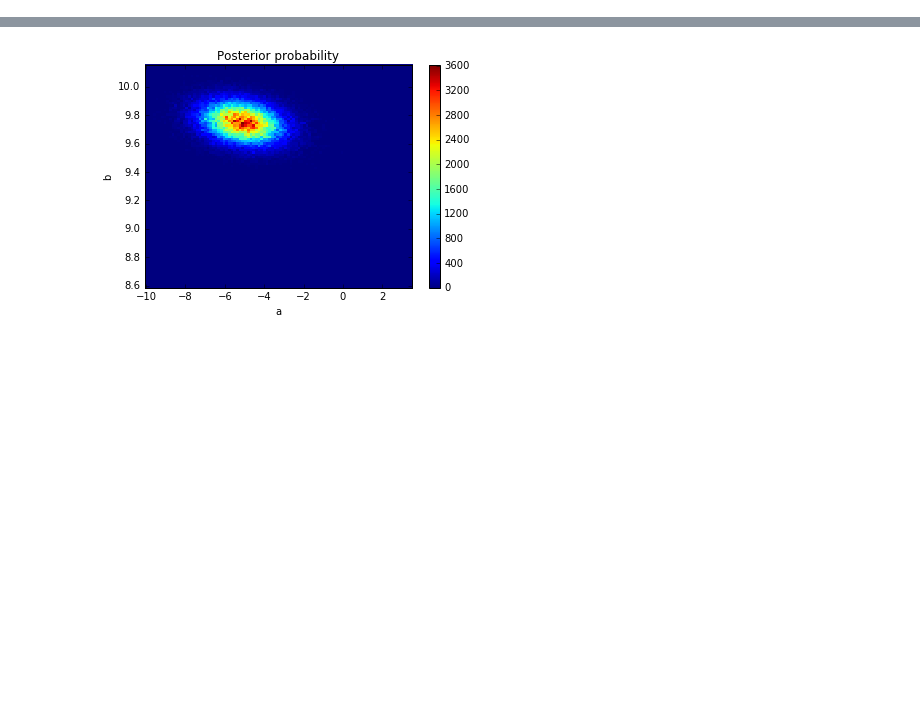
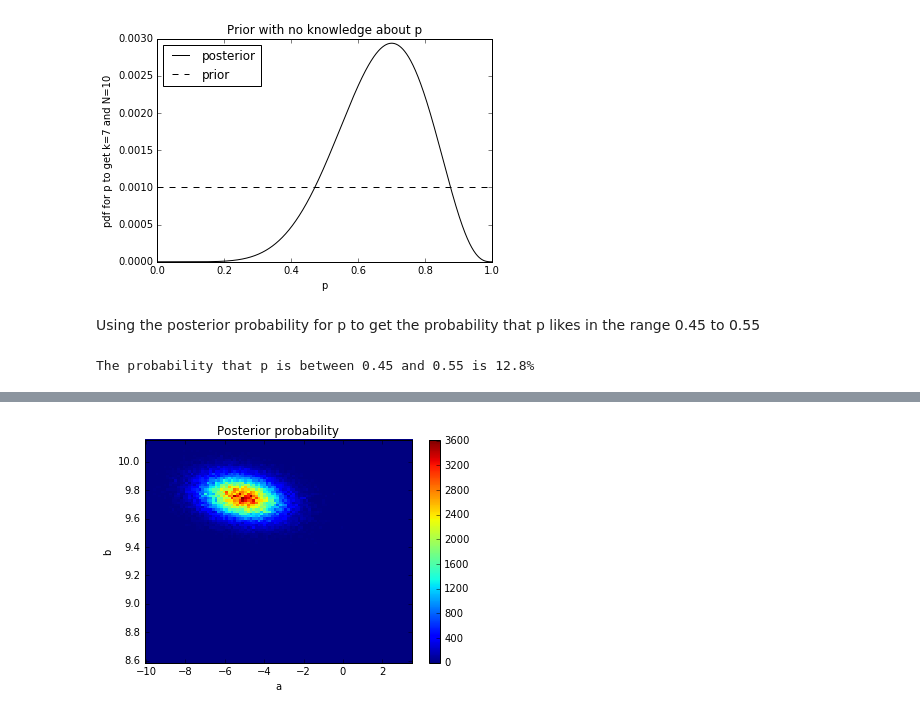
Before and after one commit to OSTP/DataAndErrorAnalysis, a Jupyter notebook: notebooks/Chapter9_Stats_Probabilities.ipynb, the cells around one changed output, grey strips where cells are left out. Drawn from its saved outputs; the diff is of its cells as text; code cells hidden in the pictures; blank space fills up the shorter version.

```diff
--- a/notebooks/Chapter9_Stats_Probabilities.ipynb
+++ b/notebooks/Chapter9_Stats_Probabilities.ipynb
@@ -0,0 +17,40 @@
+# %%
+import scipy.stats as stats
+import numpy as np
+import pylab as pl
+%matplotlib inline
+
+k=7
+N=10
+#An array of many values of p
+p = np.linspace(0,1,1000)
+#The corresponding likelihood for different values
+pbinom = stats.binom.pmf(k,N,p)
+prior = stats.uniform.pdf(p)
+#multiply by the prior (not very useful here!)
+posterior = pbinom*prior
+#normalize the posterior and prior when plotting
+pl.plot(p,posterior/posterior.sum(),color='black',label='posterior')
+pl.plot(p,prior/prior.sum(),'--',color='black',label='prior')
+pl.xlabel('p')
+pl.ylabel('pdf for p to get k={:.0f} and N={:.0f}'.format(k,N))
+pl.legend(loc='best')
+pl.title("Prior with no knowledge about p")
+pl.show()
+# %% [output]
+[figure, added]
+# %% [markdown]
+Using the posterior probability for p to get the probability that p likes in the range 0.45 to 0.55
+# %%
+#Define a range for p
+pmin = 0.45
+pmax = 0.55
+#Find the indices of the array p that correspond to those values
+ipmin = (np.abs(p-pmin)).argmin()
+ipmax = (np.abs(p-pmax)).argmin()
+#To get the probability, we sum the posterior for all values in the range
+#and then divide by the sum of all elements to ensure that the probability is normalized
+prob = pbinom[ipmin:ipmax].sum()/pbinom.sum()
+print("The probability that p is between {:.2f} and {:.2f} is {:.1f}%".format(p[ipmin],p[ipmax],100*prob))
+# %% [output]
+The probability that p is between 0.45 and 0.55 is 12.8%
```
Also changed, not shown: parts of 9 cells of this notebook, 6 other files.
